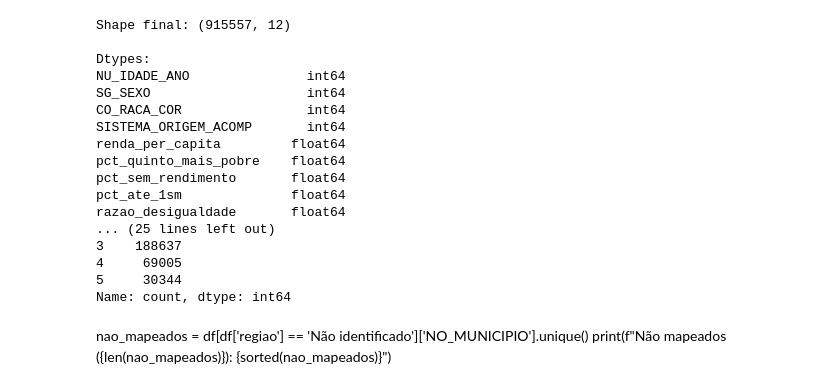
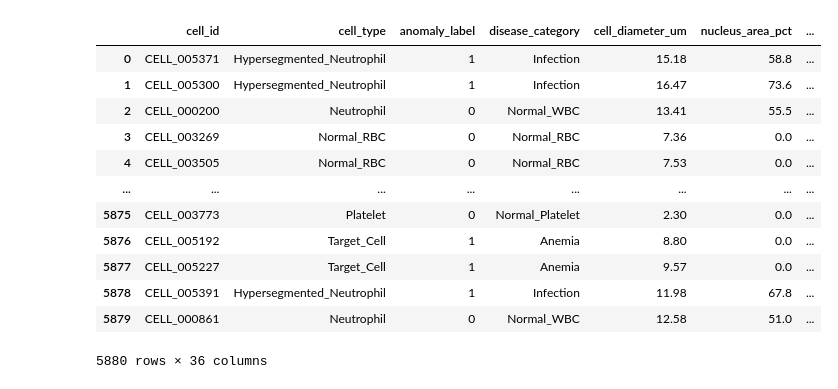
Before and after one commit to gustavojohan/projeto-final-am, a Jupyter notebook: projeto-final.ipynb, the cells around one changed output. Cells and saved outputs as stored; diff of their text form; code cells hidden in the pictures.

```diff
--- a/projeto-final.ipynb
+++ b/projeto-final.ipynb
@@ -394,62 +0,0 @@ Colunas: ['NO_MUNICIPIO', 'NU_IDADE_ANO', 'NU_FASE_VIDA', 'SG_SEXO', 'CO_RACA_CO
-# %%
-df_final = df.copy()
-
-# ── 1. Remover colunas que não entram no modelo ───────────────────────────────
-df_final = df_final.drop(columns=[
-    'NU_PESO',             # Direção A: sem antropometria
-    'NU_ALTURA',           # Direção A: sem antropometria
-    'NU_FASE_VIDA',        # constante (todos adultos)
-    'NO_MUNICIPIO',        # substituído pelos indicadores econômicos municipais
-    'DT_ACOMPANHAMENTO',   # ANO_ACOMP removido — variação temporal fraca
-])
-
-# ── 2. Remover nulos do target ────────────────────────────────────────────────
-df_final = df_final.dropna(subset=['CO_ESTADO_NUTRI_ADULTO'])
-
-# ── 3. Encoding categóricas ───────────────────────────────────────────────────
-df_final['SG_SEXO'] = df_final['SG_SEXO'].map({'M': 0, 'F': 1})
-
-df_final['SISTEMA_ORIGEM_ACOMP'] = df_final['SISTEMA_ORIGEM_ACOMP'].map({
-    'SISVAN WEB':    0,
-    'AUXILIO BRASIL': 1,
-    'E-SUS AB':       2,
-})
-
-# ── 4. Encoding do target ─────────────────────────────────────────────────────
-target_map = {
-    'Baixo peso':            0,
-    'Adequado ou eutrófico': 1,
-    'Sobrepeso':             2,
-    'Obesidade Grau I':      3,
-    'Obesidade Grau II':     4,
-    'Obesidade Grau III':    5,
-}
-df_final['target'] = df_final['CO_ESTADO_NUTRI_ADULTO'].map(target_map)
-df_final = df_final.drop(columns=['CO_ESTADO_NUTRI_ADULTO'])
-
-# ── 5. Checar resultado ───────────────────────────────────────────────────────
-print(f"Shape final: {df_final.shape}")
-print(f"\nDtypes:\n{df_final.dtypes}")
-print(f"\nNulos:\n{df_final.isnull().sum()}")
-print(f"\nDistribuição do target:\n{df_final['target'].value_counts().sort_index()}")
-# %% [output]
-Shape final: (915557, 12)
-
-Dtypes:
-NU_IDADE_ANO               int64
-SG_SEXO                    int64
-CO_RACA_COR                int64
-SISTEMA_ORIGEM_ACOMP       int64
-renda_per_capita         float64
-pct_quinto_mais_pobre    float64
-pct_sem_rendimento       float64
-pct_ate_1sm              float64
-razao_desigualdade       float64
-... (25 lines left out)
-3    188637
-4     69005
-5     30344
-Name: count, dtype: int64
-# %% [markdown]
-nao_mapeados = df[df['regiao'] == 'Não identificado']['NO_MUNICIPIO'].unique()
-print(f"Não mapeados ({len(nao_mapeados)}): {sorted(nao_mapeados)}")
@@ -455,0 +16,17 @@ print(f"Não mapeados ({len(nao_mapeados)}): {sorted(nao_mapeados)}")
+# %%
+df = pd.read_csv("data/blood_cell_anomaly_detection.csv")
+df
+# %% [output]
+|  | cell_id | cell_type | anomaly_label | disease_category | cell_diameter_um | nucleus_area_pct | ... |
+| 0 | CELL_005371 | Hypersegmented_Neutrophil | 1 | Infection | 15.18 | 58.8 | ... |
+| 1 | CELL_005300 | Hypersegmented_Neutrophil | 1 | Infection | 16.47 | 73.6 | ... |
+| 2 | CELL_000200 | Neutrophil | 0 | Normal_WBC | 13.41 | 55.5 | ... |
+| 3 | CELL_003269 | Normal_RBC | 0 | Normal_RBC | 7.36 | 0.0 | ... |
+| 4 | CELL_003505 | Normal_RBC | 0 | Normal_RBC | 7.53 | 0.0 | ... |
+| ... | ... | ... | ... | ... | ... | ... | ... |
+| 5875 | CELL_003773 | Platelet | 0 | Normal_Platelet | 2.30 | 0.0 | ... |
+| 5876 | CELL_005192 | Target_Cell | 1 | Anemia | 8.80 | 0.0 | ... |
+| 5877 | CELL_005227 | Target_Cell | 1 | Anemia | 9.57 | 0.0 | ... |
+| 5878 | CELL_005391 | Hypersegmented_Neutrophil | 1 | Infection | 11.98 | 67.8 | ... |
+| 5879 | CELL_000861 | Neutrophil | 0 | Normal_WBC | 12.58 | 51.0 | ... |
+5880 rows × 36 columns
```
Also changed, not shown: parts of 42 cells of this notebook, 7 other files.
